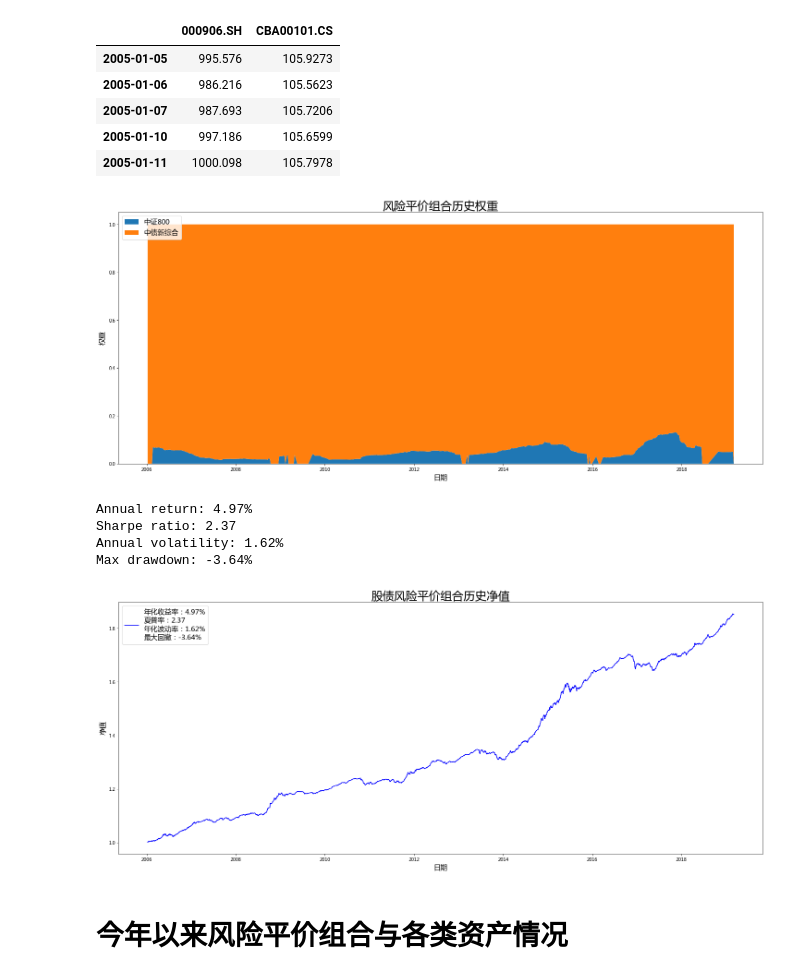
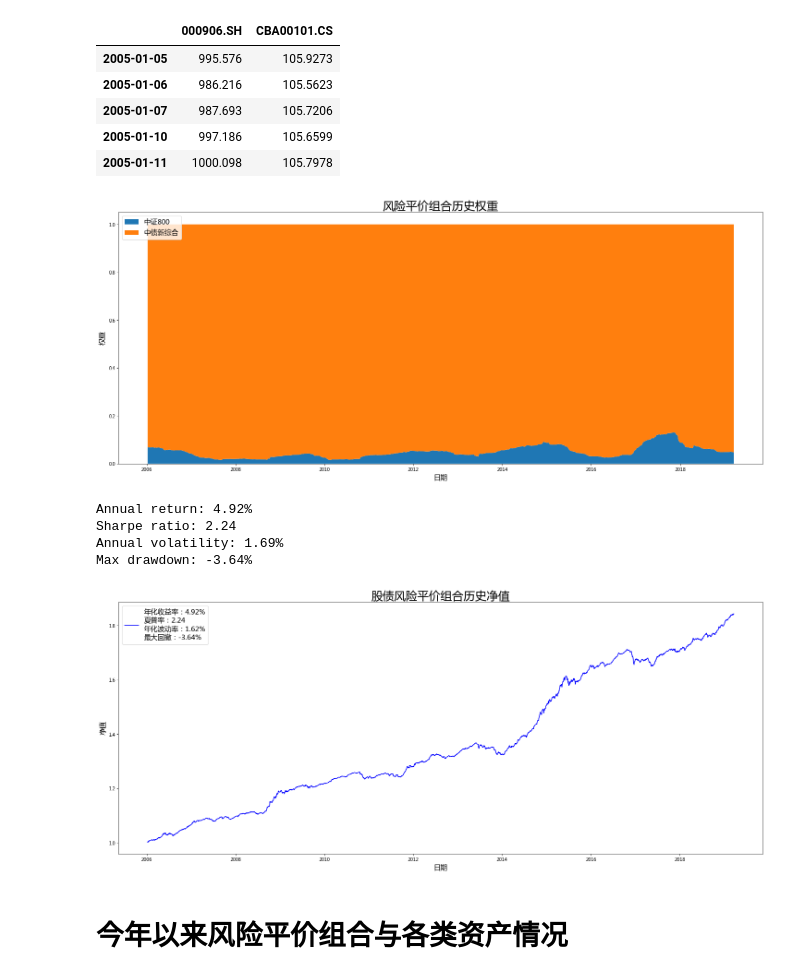
Before and after one commit to dxcv/Valyrian, a Jupyter notebook: risk parity portfolio/notebook/股债风险平价组合基准.ipynb, the cells around one changed output. Saved outputs shown, nothing was run; the diff lists cells and outputs as text; code cells hidden in the pictures.

```diff
--- a/risk parity portfolio/notebook/股债风险平价组合基准.ipynb
+++ b/risk parity portfolio/notebook/股债风险平价组合基准.ipynb
@@ -55,7 +55,7 @@ def _assets_risk_contribution_to_allocation_risk(weights, covariances):
     assets_risk_contribution = np.multiply(weights.T, covariances * weights.T) / portfolio_risk
 
     # It returns the contribution of each asset to the risk of the weights distribution
-    return assets_risk_contribution
+    return np.abs(assets_risk_contribution)
 # %%
 def _risk_budget_objective_error(weights, args):
 
@@ -123,8 +128,8 @@ covariances*1e6
 ### 计算权重
 # %%
 n = df.shape[1]
-init_weights = np.array([1. / n] * n)
-assets_risk_budget = np.array([1./2, 1./2])
+init_weights = np.array([0.5, 0.5])
+assets_risk_budget = np.array([0.5, 0.5])
 # assets_risk_budget = np.array([1. / n] * n)
 # %%
 assets_risk_budget
@@ -144,5 +149,5 @@ matrix([[ 7.03328562e-03],
 # %%
-weights = _get_risk_parity_weights(covariances.values*1e4, assets_risk_budget, init_weights)
+weights = _get_risk_parity_weights(covariances.values*1e6, assets_risk_budget, init_weights)
 # %%
 weights
 # %% [output]
@@ -180,7 +185,7 @@ weight = pd.DataFrame(columns=new_df.columns, index=new_df.index)
 n, k = new_df.shape[1], 242
 wb = np.zeros(n)
 assets_risk_budget = np.array([1./2, 1./2])
-init_weights = np.array([1. / n] * n)
+init_weights = np.array([0.1, 0.9])
 for date in new_df.index:
     weight.loc[date] = wb
     if date.dayofweek == 4:
@@ -188,7 +193,7 @@ for date in new_df.index:
         if past_return.shape[0] == k:
             covariances = past_return.cov()
             temp = wb.copy()
-            wb = _get_risk_parity_weights(covariances.values*1e4, assets_risk_budget, init_weights)
+            wb = _get_risk_parity_weights(covariances.values*1e6, assets_risk_budget, init_weights)
             # check risk contribution
             rc = _assets_risk_contribution_to_allocation_risk(np.matrix(weights), covariances.values)
             if abs((rc / rc.sum() - assets_risk_budget).sum()) > TOLERANCE:
@@ -211,25 +216,25 @@ ax.set_ylabel(u'权重', fontsize=15)
 ax.set_xlabel(u'日期', fontsize=15)
 fig.savefig('../pic/stock-bond-base_portfolio_weight.jpg', dpi=200, bbox_inches='tight')
 # %% [output]
-[figure, old version]
+[figure, new version]
 # %%
 metric(portfolio_ret)
 # %% [output]
-Annual return: 4.97%
-Sharpe ratio: 2.37
-Annual volatility: 1.62%
+Annual return: 4.92%
+Sharpe ratio: 2.24
+Annual volatility: 1.69%
 Max drawdown: -3.64%
 # %%
 fig, ax = plt.subplots(figsize=(25, 10))
 ax.plot((1 + portfolio_ret).cumprod(), color='blue',
-        label=u'年化收益率：4.97%\n夏普率：2.37\n年化波动率：1.62%\n最大回撤：-3.64%')
+        label=u'年化收益率：4.92%\n夏普率：2.24\n年化波动率：1.62%\n最大回撤：-3.64%')
 ax.set_title(u'股债风险平价组合历史净值', fontsize=25)
 ax.set_ylabel(u'净值', fontsize=15)
 ax.set_xlabel(u'日期', fontsize=15)
 ax.legend(loc='upper left', fontsize=15)
 fig.savefig('../pic/stock-bond-base_portfolio_return.jpg', dpi=200, bbox_inches='tight')
 # %% [output]
-[figure, old version]
+[figure, new version]
 # %% [markdown]
 # 今年以来风险平价组合与各类资产情况
 # %%
```
Also changed, not shown: parts of 8 cells of this notebook, 35 other files.
